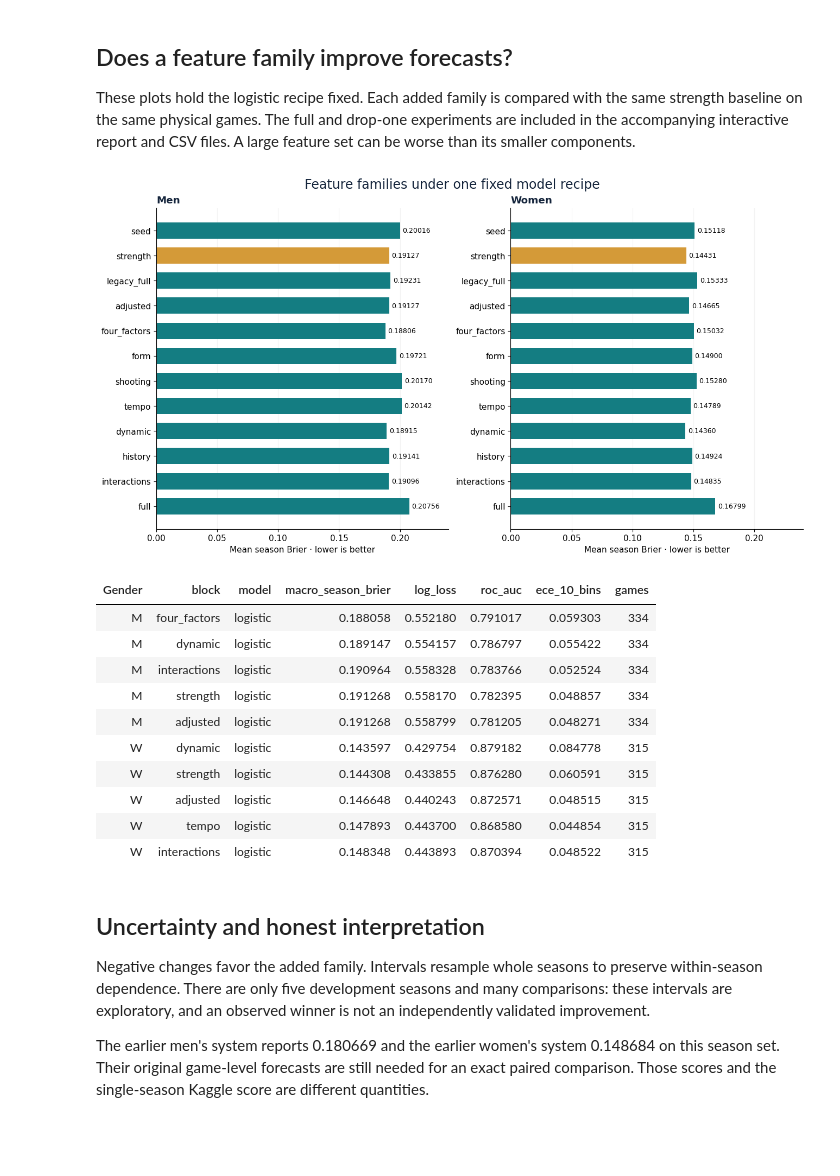
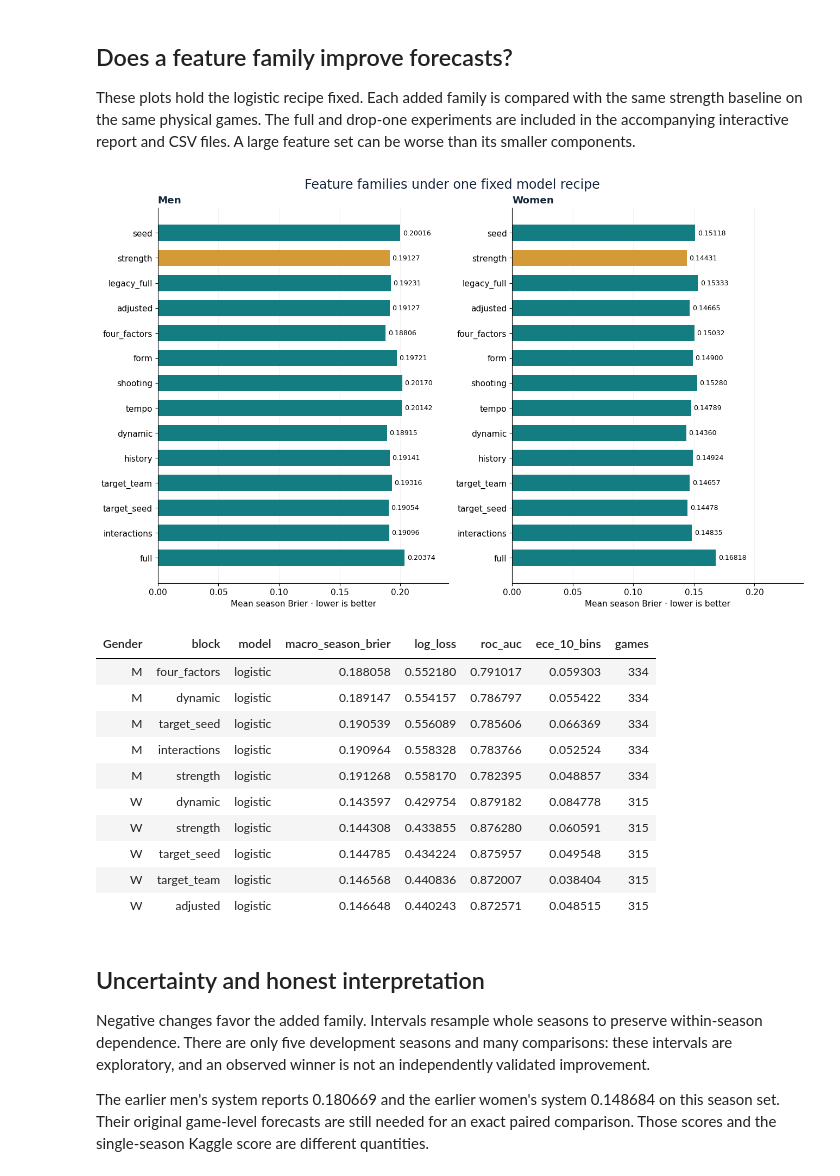
Before and after one commit to alvaromendizabal/march-machine-learning-mania-2026, a Jupyter notebook: notebooks/02_feature_store_and_diagnostics.ipynb, the cells around one changed output. Saved outputs shown, nothing was run; the diff lists cells and outputs as text; code cells hidden in the pictures; blank space fills up the shorter version.

```diff
--- a/notebooks/02_feature_store_and_diagnostics.ipynb
+++ b/notebooks/02_feature_store_and_diagnostics.ipynb
@@ -26,6 +26,11 @@ plt.rcParams.update({"font.family": "DejaVu Sans", "font.size": 11,
 
 def review_source(name):
     local, recorded = ROOT / "outputs" / name, ROOT / "reports" / name
+    if (local / "latest.json").exists():
+        pointer = json.loads((local / "latest.json").read_text())
+        assert pointer["directory"] == pointer["fingerprint"] and len(pointer["directory"]) == 64
+        assert all(c in "0123456789abcdef" for c in pointer["directory"])
+        local = local / pointer["directory"]
     if (local / "summary.json").exists():
         summary = json.loads((local / "summary.json").read_text())
         if summary.get("status") == "completed":
@@ -51,5 +56,8 @@ display(HTML("""<style>.research-table{border-collapse:collapse;font:13px/1.5 Ar
 .research-table th{background:#14243b;color:white;text-align:left;padding:10px}
 .research-table td{padding:8px 10px;border-bottom:1px solid #e1e7ef}
 .research-table tr:nth-child(even){background:#f1f6f8}</style>"""))
+
+if RESULTS is not None:
+    display(Markdown(f"**Resolved report:** `{RESULTS / 'report.html'}`"))
 # %% [output]
 **Evidence source:** completed local run.
@@ -142,40 +233,40 @@ These plots hold the logistic recipe fixed. Each added family is compared with t
 # %%
 if RESULTS is not None:
     leaderboard = pd.read_csv(RESULTS / "leaderboard.csv")
     shown = leaderboard.query("model == 'logistic'")
     shown = shown.loc[~shown.block.str.startswith("without_")]
-    order = ["seed", "strength", "legacy_full", "adjusted", "four_factors", "form", "shooting", "tempo", "dynamic", "history", "rankings", "interactions", "full"]
-    fig, axes = plt.subplots(1, 2, figsize=(13, 7), sharex=True, constrained_layout=True)
+    order = ["seed", "strength", "legacy_full", "adjusted", "four_factors", "form", "shooting", "tempo", "dynamic", "history", "rankings", "rank_trends", "target_team", "target_seed", "target_rank", "interactions", "full"]
+    fig, axes = plt.subplots(1, 2, figsize=(13, 8), sharex=True, constrained_layout=True)
     for ax, gender, title in zip(axes, ['M', 'W'], ['Men', 'Women']):
         panel = shown.loc[shown.Gender.eq(gender)].set_index('block').reindex(order).dropna(subset=['macro_season_brier'])
         colors = ['#d49a38' if name == 'strength' else '#147d82' for name in panel.index]
         ax.barh(panel.index, panel.macro_season_brier, color=colors, height=.65)
         ax.invert_yaxis()
         ax.set_title(title, loc='left', color='#14243b')
         ax.set_xlabel('Mean season Brier · lower is better')
         ax.set_xlim(0, max(.24, shown.macro_season_brier.max() + .03))
         ax.grid(axis='x', alpha=.15)
         ax.set_axisbelow(True)
         for i, value in enumerate(panel.macro_season_brier):
             ax.text(value + .002, i, f'{value:.5f}', va='center', fontsize=9)
     fig.suptitle('Feature families under one fixed model recipe', fontsize=17, color='#14243b')
     display(fig)
     plt.close(fig)
     table(leaderboard.sort_values(['Gender', 'macro_season_brier']).groupby('Gender').head(5)
           [['Gender','block','model','macro_season_brier','log_loss','roc_auc','ece_10_bins','games']])
 # %% [output]
-[figure, old version]
+[figure, new version]
 | Gender | block | model | macro_season_brier | log_loss | roc_auc | ece_10_bins | games |
 | M | four_factors | logistic | 0.188058 | 0.552180 | 0.791017 | 0.059303 | 334 |
 | M | dynamic | logistic | 0.189147 | 0.554157 | 0.786797 | 0.055422 | 334 |
+| M | target_seed | logistic | 0.190539 | 0.556089 | 0.785606 | 0.066369 | 334 |
 | M | interactions | logistic | 0.190964 | 0.558328 | 0.783766 | 0.052524 | 334 |
 | M | strength | logistic | 0.191268 | 0.558170 | 0.782395 | 0.048857 | 334 |
-| M | adjusted | logistic | 0.191268 | 0.558799 | 0.781205 | 0.048271 | 334 |
 | W | dynamic | logistic | 0.143597 | 0.429754 | 0.879182 | 0.084778 | 315 |
 | W | strength | logistic | 0.144308 | 0.433855 | 0.876280 | 0.060591 | 315 |
+| W | target_seed | logistic | 0.144785 | 0.434224 | 0.875957 | 0.049548 | 315 |
+| W | target_team | logistic | 0.146568 | 0.440836 | 0.872007 | 0.038404 | 315 |
 | W | adjusted | logistic | 0.146648 | 0.440243 | 0.872571 | 0.048515 | 315 |
-| W | tempo | logistic | 0.147893 | 0.443700 | 0.868580 | 0.044854 | 315 |
-| W | interactions | logistic | 0.148348 | 0.443893 | 0.870394 | 0.048522 | 315 |
 # %% [markdown]
 ## Uncertainty and honest interpretation
 
```
Also changed, not shown: parts of 9 cells of this notebook, 28 other files.
